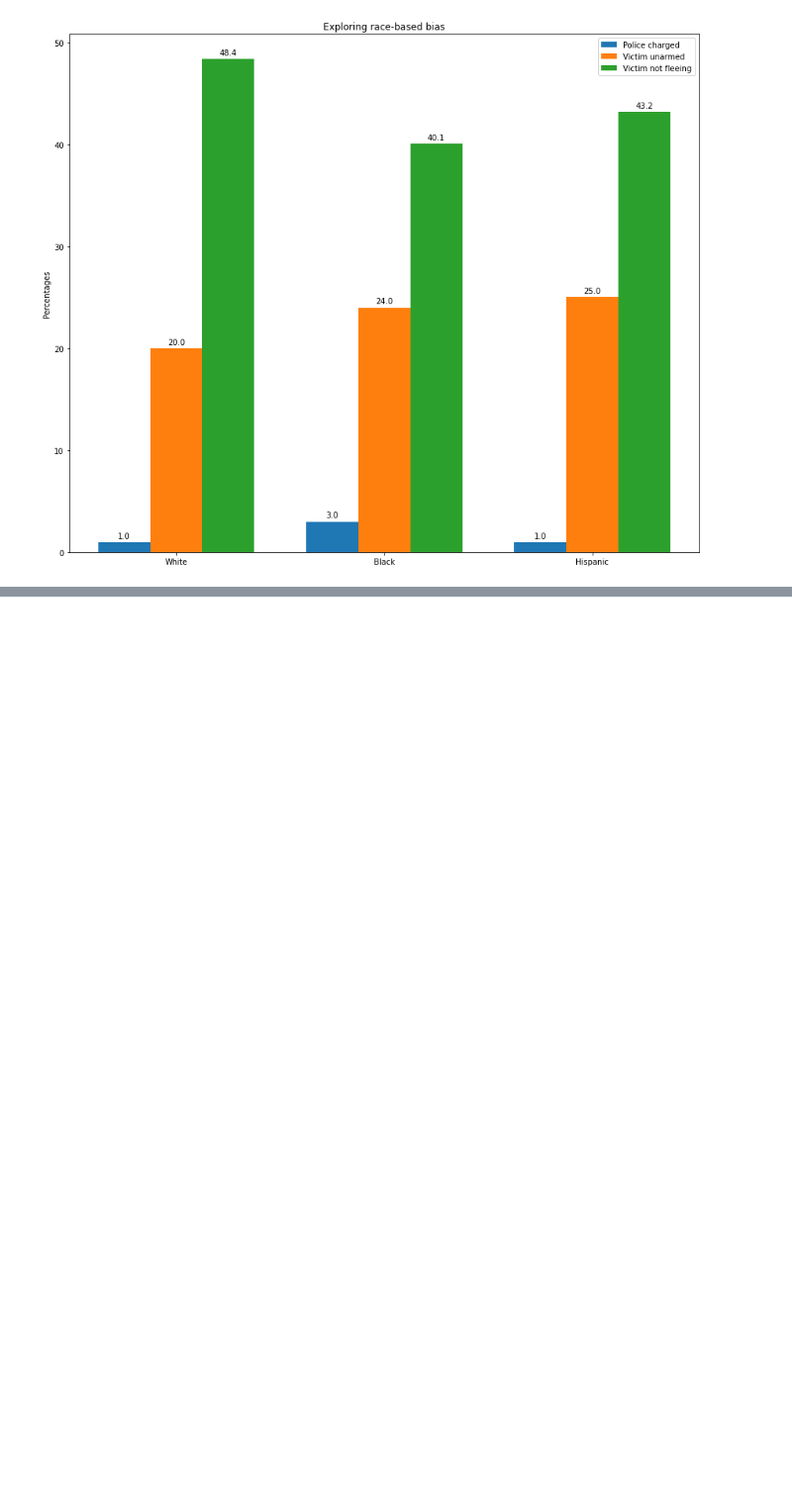
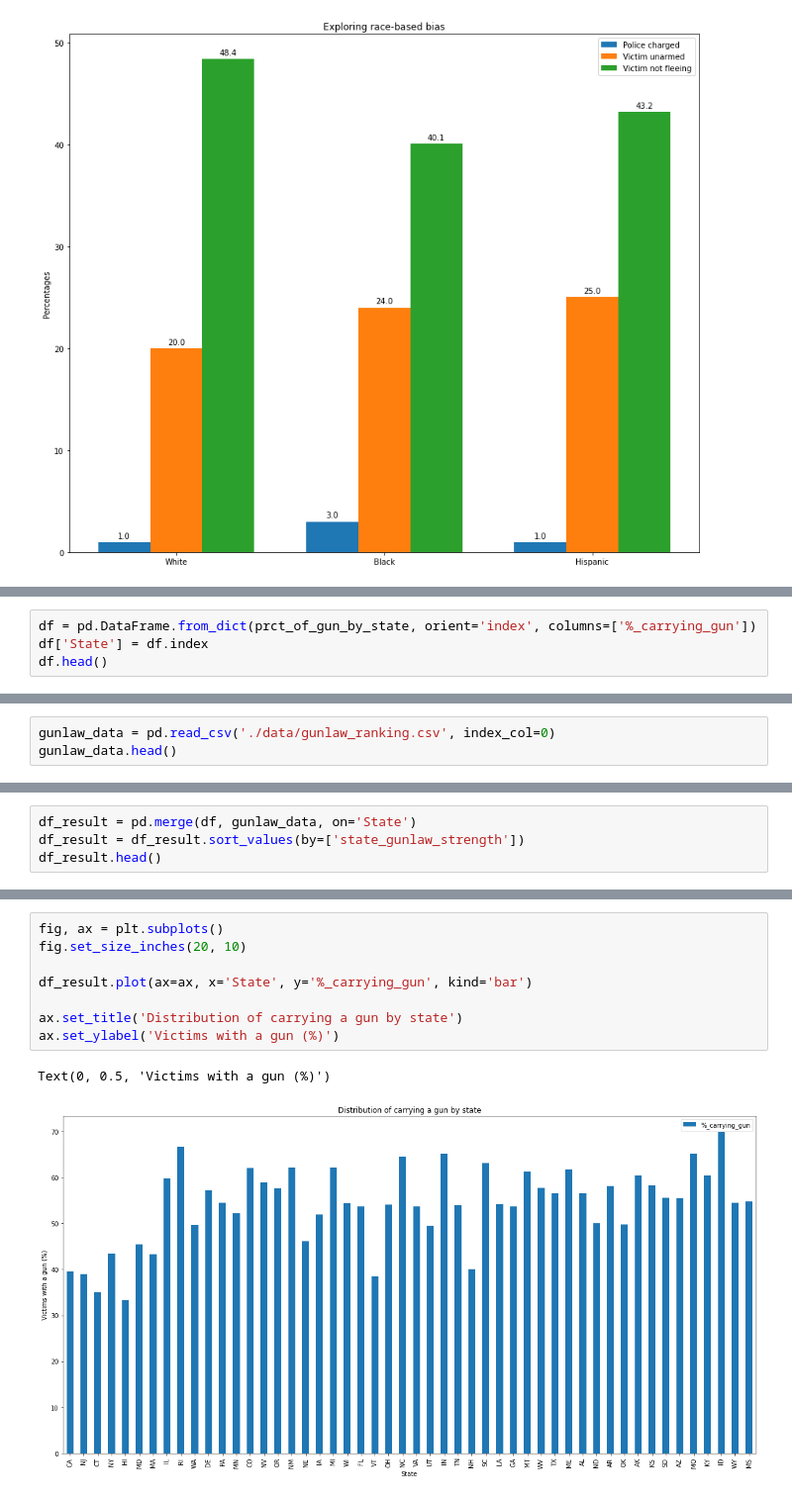
Before and after one commit to epfl-ada/ada-2020-project-milestone-p3-p3_badass, a Jupyter notebook: police_violence.ipynb, the cells around one changed output, grey strips where cells are left out. Shown: that part at 99% size. Drawn from its saved outputs; the diff is of its cells as text; blank space fills up the shorter version.

Commit message:
add a plot of gun carrying probability

```diff
--- a/police_violence.ipynb
+++ b/police_violence.ipynb
@@ -242,0 +188,4 @@ plt.show()
+# %%
+df = pd.DataFrame.from_dict(prct_of_gun_by_state, orient='index', columns=['%_carrying_gun'])
+df['State'] = df.index
+df.head()
@@ -242,0 +199,3 @@ plt.show()
+# %%
+gunlaw_data = pd.read_csv('./data/gunlaw_ranking.csv', index_col=0)
+gunlaw_data.head()
@@ -242,0 +209,4 @@ plt.show()
+# %%
+df_result = pd.merge(df, gunlaw_data, on='State')
+df_result = df_result.sort_values(by=['state_gunlaw_strength'])
+df_result.head()
@@ -242,0 +220,11 @@ plt.show()
+# %%
+fig, ax = plt.subplots()
+fig.set_size_inches(20, 10)
+
+df_result.plot(ax=ax, x='State', y='%_carrying_gun', kind='bar')
+
+ax.set_title('Distribution of carrying a gun by state')
+ax.set_ylabel('Victims with a gun (%)')
+# %% [output]
+Text(0, 0.5, 'Victims with a gun (%)')
+[figure, added]
```
Also changed, not shown: parts of 10 cells of this notebook.
